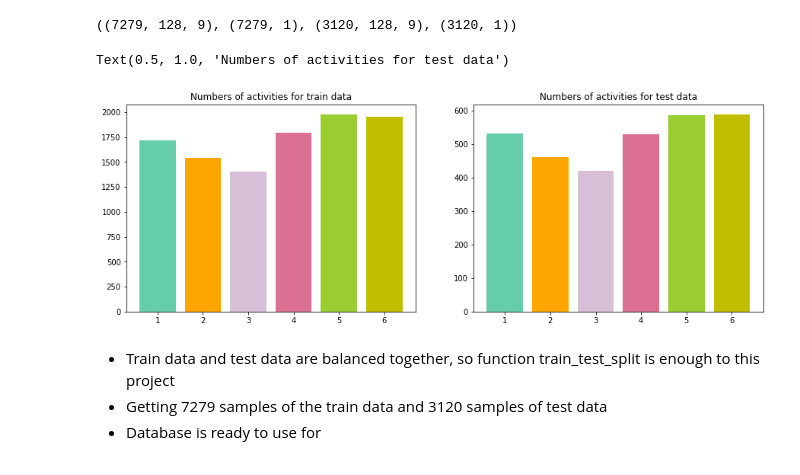
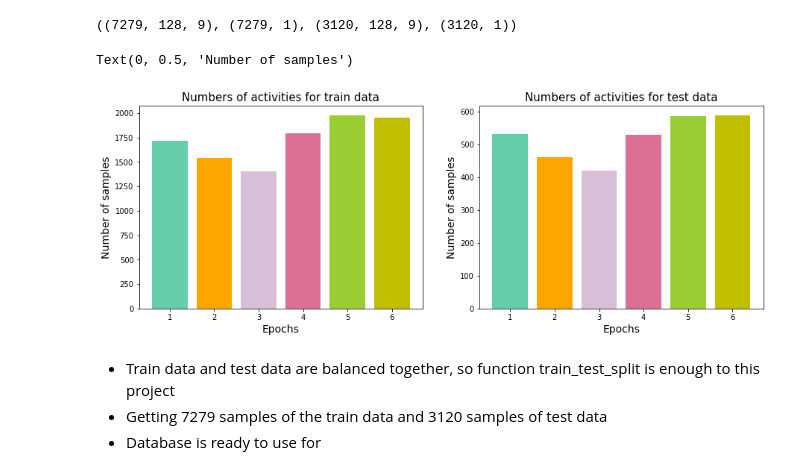
Before and after one commit to mkowalsky0/Human_Activities_Recognition, a Jupyter notebook: SignalProcessing.ipynb, the cells around one changed output. Drawn from its saved outputs; the diff is of its cells as text; code cells hidden in the pictures.

```diff
--- a/SignalProcessing.ipynb
+++ b/SignalProcessing.ipynb
@@ -113 +159,4 @@ def butterworth3rd(m_singal):
     return output
+# %%
+# Using the 3rd order Butterworth filter for a sample of data
+butter_signal = butterworth3rd(raw_dic['exp01_user01']['total_acc_x'])
@@ -117,7 +174,7 @@ from scipy.fftpack import fft, fftfreq, ifft
 import math
 
 # Function with the filter to separate the signal into body and gravity component
-def butterworth(signal):
+def gravity_filter(signal):
 
     # Changing the signal data into the array
     arr_signal = np.array(signal)
@@ -138,3 +195,6 @@ def butterworth(signal):
     t_body_signal = ifft(f_body_signal).real
     #Returning body and gravity compontents
     return t_body_signal, t_grav_signal
+# %%
+# Using a filter to separate body and gravity components from accelerometers signals
+body, grav = gravity_filter(butter_signal)
@@ -148,17 +220,15 @@ def signal_processing(data):
     # Processing first 3 columns from the raw database containing acc signals
     for label in data.columns[0:3]:
         # Using all designed filters
-        med_sig = median_filter(data[label])
-        butt_sig = butterworth3rd(med_sig)
-        body, _ = butterworth(butt_sig)
+        butt_sig = butterworth3rd(data[label])
+        body, _ = gravity_filter(butt_sig)
         # Saving filtered data into data_df
         data_df['total_acc_'+label[-1]] = butt_sig # total signal
         data_df['body_acc_'+label[-1]] = body # body component
 
     # Processing next 3 columns from the raw database containing gyro signals: same algorythms but without gravity component
     for label in data.columns[3:6]:
-        med_sig = median_filter(data[label])
-        butt_sig = butterworth3rd(med_sig)
+        butt_sig = butterworth3rd(data[label])
         data_df['gyro_'+label[-1]] = butt_sig # total signal
 
     # Stacking columns
@@ -405,15 +482,19 @@ X_train.shape, y_train.shape, X_test.shape, y_test.shape
 # %%
 # Visualising the separated dataset
 labels1, counts1 = np.unique(y_train, return_counts=True)
 labels2, counts2 = np.unique(y_test, return_counts=True)
 fig, (axs1, axs2) = plt.subplots(1,2,figsize=(15,5))
 axs1.bar(labels, counts, color=['mediumaquamarine', 'orange', 'thistle', 'palevioletred', 'yellowgreen','y'])
-axs1.set_title('Numbers of activities for train data')
+axs1.set_title('Numbers of activities for train data',fontsize=15)
+axs1.set_xlabel('Epochs', fontsize=14)
+axs1.set_ylabel('Number of samples', fontsize=14)
 axs2.bar(labels2, counts2, color=['mediumaquamarine', 'orange', 'thistle', 'palevioletred', 'yellowgreen','y'])
-axs2.set_title('Numbers of activities for test data')
+axs2.set_title('Numbers of activities for test data',fontsize=15)
+axs2.set_xlabel('Epochs', fontsize=14)
+axs2.set_ylabel('Number of samples', fontsize=14)
 # %% [output]
-Text(0.5, 1.0, 'Numbers of activities for test data')
+Text(0, 0.5, 'Number of samples')
-[figure, old version]
+[figure, new version]
 # %% [markdown]
 * Train data and test data are balanced together, so function train_test_split is enough to this project
 * Getting 7279 samples of the train data and 3120 samples of test data
```
Also changed, not shown: parts of 21 cells of this notebook, 52 other files.
